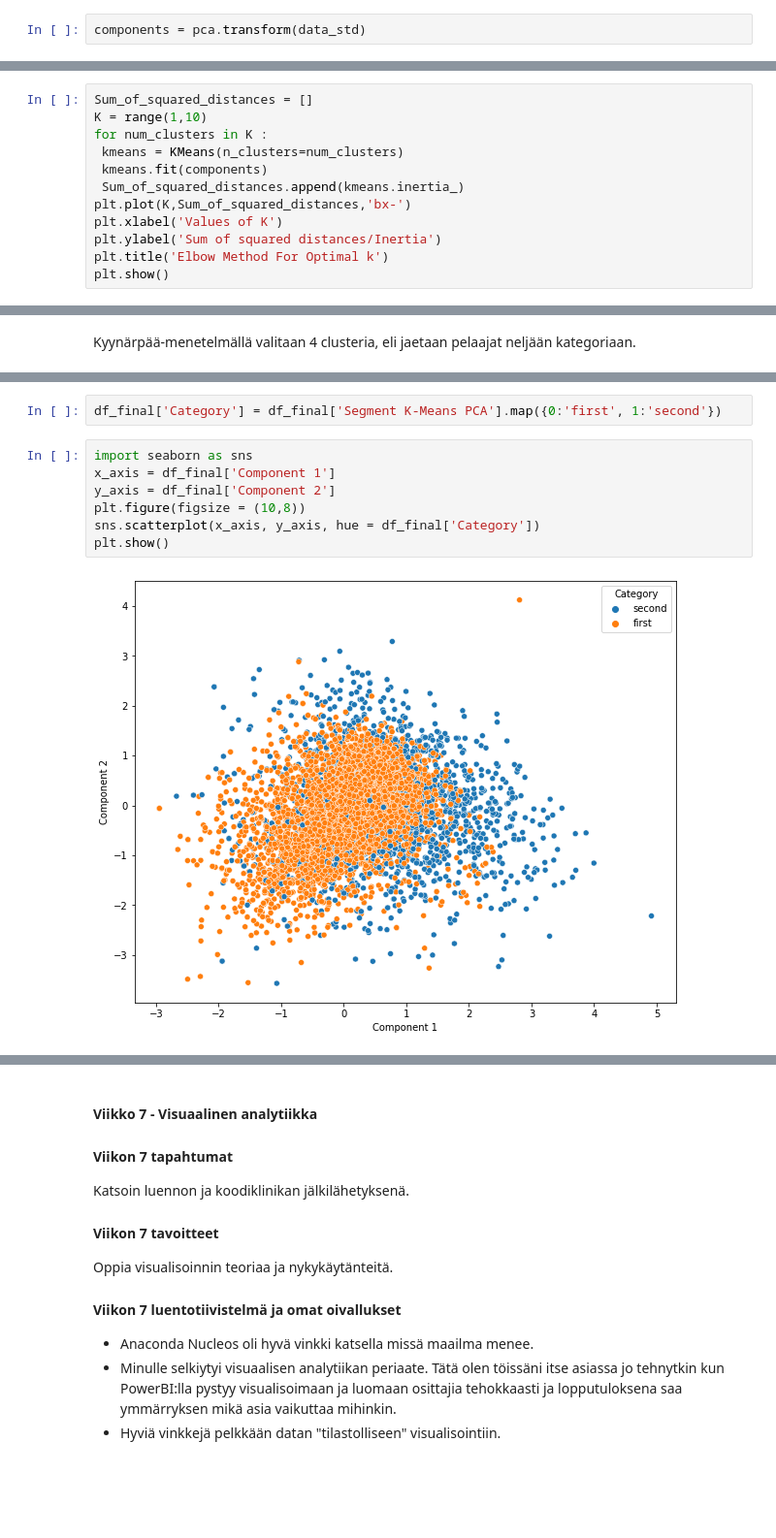
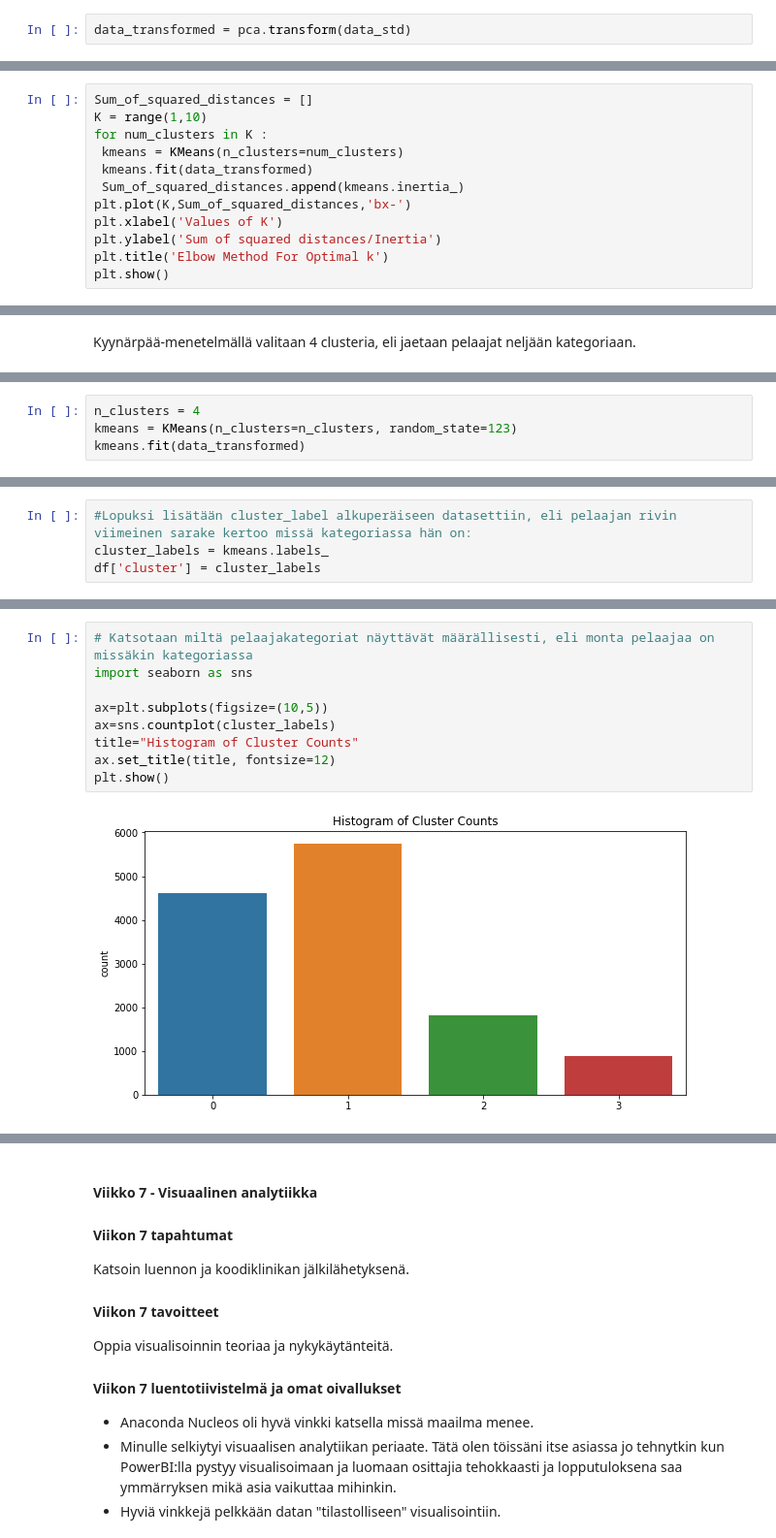
Before and after one commit to holezekki99/JODA2022, a Jupyter notebook: JODA2022_oppimispäiväkirja.ipynb, the cells around one changed output, grey strips where cells are left out. Shown at 97% size. Saved outputs shown, nothing was run; the diff lists cells and outputs as text; blank space fills up the shorter version.

```diff
--- a/JODA2022_oppimispäiväkirja.ipynb
+++ b/JODA2022_oppimispäiväkirja.ipynb
@@ -674,5 +670,5 @@ pca.transform(data_std).shape
 # %% [output]
 (13056, 7)
 # %%
-components = pca.transform(data_std)
+data_transformed = pca.transform(data_std)
 # %% [markdown]
@@ -686,7 +682,7 @@ Sum_of_squared_distances = []
 K = range(1,10)
 for num_clusters in K :
  kmeans = KMeans(n_clusters=num_clusters)
- kmeans.fit(components)
+ kmeans.fit(data_transformed)
  Sum_of_squared_distances.append(kmeans.inertia_)
 plt.plot(K,Sum_of_squared_distances,'bx-')
 plt.xlabel('Values of K')
@@ -725,0 +696,4 @@ df_final['Segment K-Means PCA'] = kmeans_pca.labels_
+# %%
+n_clusters = 4
+kmeans = KMeans(n_clusters=n_clusters, random_state=123)
+kmeans.fit(data_transformed)
@@ -726 +706,5 @@ df_final['Segment K-Means PCA'] = kmeans_pca.labels_
+# %%
+#Lopuksi lisätään cluster_label alkuperäiseen datasettiin, eli pelaajan rivin viimeinen sarake kertoo missä kategoriassa hän on:
+cluster_labels = kmeans.labels_
+df['cluster'] = cluster_labels
 # %%
@@ -736,11 +720,11 @@ df_final.head()
-# %%
-df_final['Category'] = df_final['Segment K-Means PCA'].map({0:'first', 1:'second'})
-# %%
-import seaborn as sns
-x_axis = df_final['Component 1']
-y_axis = df_final['Component 2']
-plt.figure(figsize = (10,8))
-sns.scatterplot(x_axis, y_axis, hue = df_final['Category'])
-plt.show()
-# %% [output]
-[figure, removed]
+# %%
+# Katsotaan miltä pelaajakategoriat näyttävät määrällisesti, eli monta pelaajaa on missäkin kategoriassa
+import seaborn as sns
+
+ax=plt.subplots(figsize=(10,5))
+ax=sns.countplot(cluster_labels)
+title="Histogram of Cluster Counts"
+ax.set_title(title, fontsize=12)
+plt.show()
+# %% [output]
+[figure, added]
```
Also changed, not shown: parts of 23 cells of this notebook.
